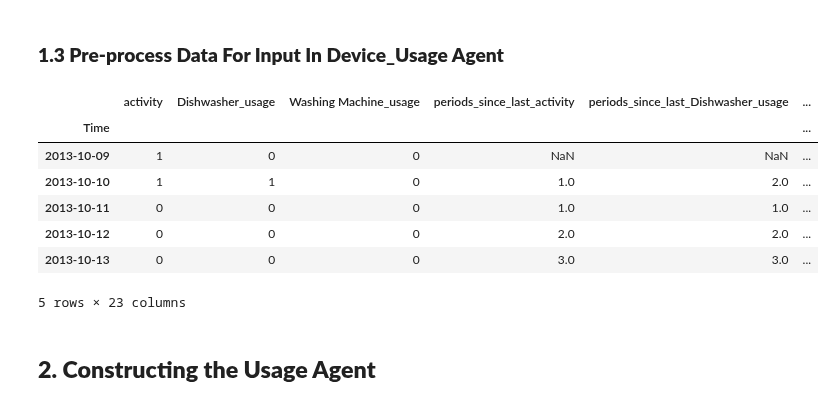
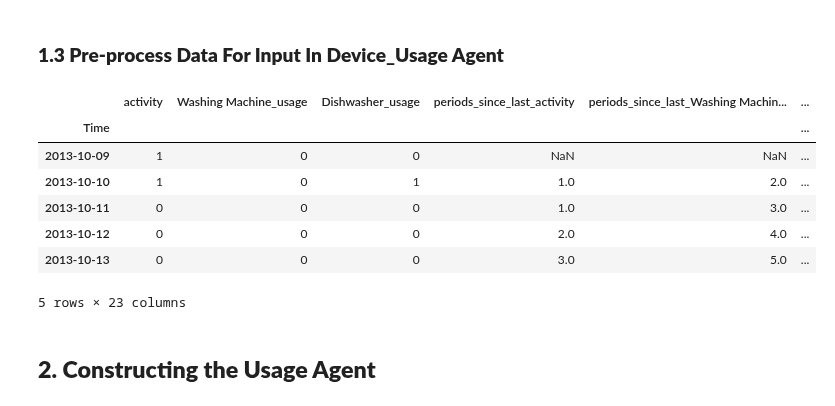
Before and after one commit to Janalytics94/xai_energy_efficient_smart_home, a Jupyter notebook: code/Usage_Agent.ipynb, the cells around one changed output. Saved outputs shown, nothing was run; the diff lists cells and outputs as text; code cells hidden in the pictures.

```diff
--- a/code/Usage_Agent.ipynb
+++ b/code/Usage_Agent.ipynb
@@ -93,19 +94,19 @@ activity_pipe_params = {
 # %%
 # calling the preparation pipeline
 prep = Preparation_Agent(household)
 df = prep.pipeline_usage(household, activity_pipe_params)
-df.to_pickle('../data/proocessed_pickle/trunctuated.pkl')
+df.to_pickle('../data/processed_pickle/trunctuated.pkl')
 
 #display all potential variables for predicting device usage likelihood
 df.head()
 # %% [output]
-|  | activity | Dishwasher_usage | Washing Machine_usage | periods_since_last_activity | periods_since_last_Dishwasher_usage | ... |
+|  | activity | Washing Machine_usage | Dishwasher_usage | periods_since_last_activity | periods_since_last_Washing Machin... | ... |
 | Time |  |  |  |  |  | ... |
 | 2013-10-09 | 1 | 0 | 0 | NaN | NaN | ... |
-| 2013-10-10 | 1 | 1 | 0 | 1.0 | 2.0 | ... |
-| 2013-10-11 | 0 | 0 | 0 | 1.0 | 1.0 | ... |
-| 2013-10-12 | 0 | 0 | 0 | 2.0 | 2.0 | ... |
-| 2013-10-13 | 0 | 0 | 0 | 3.0 | 3.0 | ... |
+| 2013-10-10 | 1 | 0 | 1 | 1.0 | 2.0 | ... |
+| 2013-10-11 | 0 | 0 | 0 | 1.0 | 3.0 | ... |
+| 2013-10-12 | 0 | 0 | 0 | 2.0 | 4.0 | ... |
+| 2013-10-13 | 0 | 0 | 0 | 3.0 | 5.0 | ... |
 5 rows × 23 columns
 # %% [markdown]
 ## **2.  Constructing the Usage Agent**
```
Also changed, not shown: parts of 9 cells of this notebook, 1 other file.
